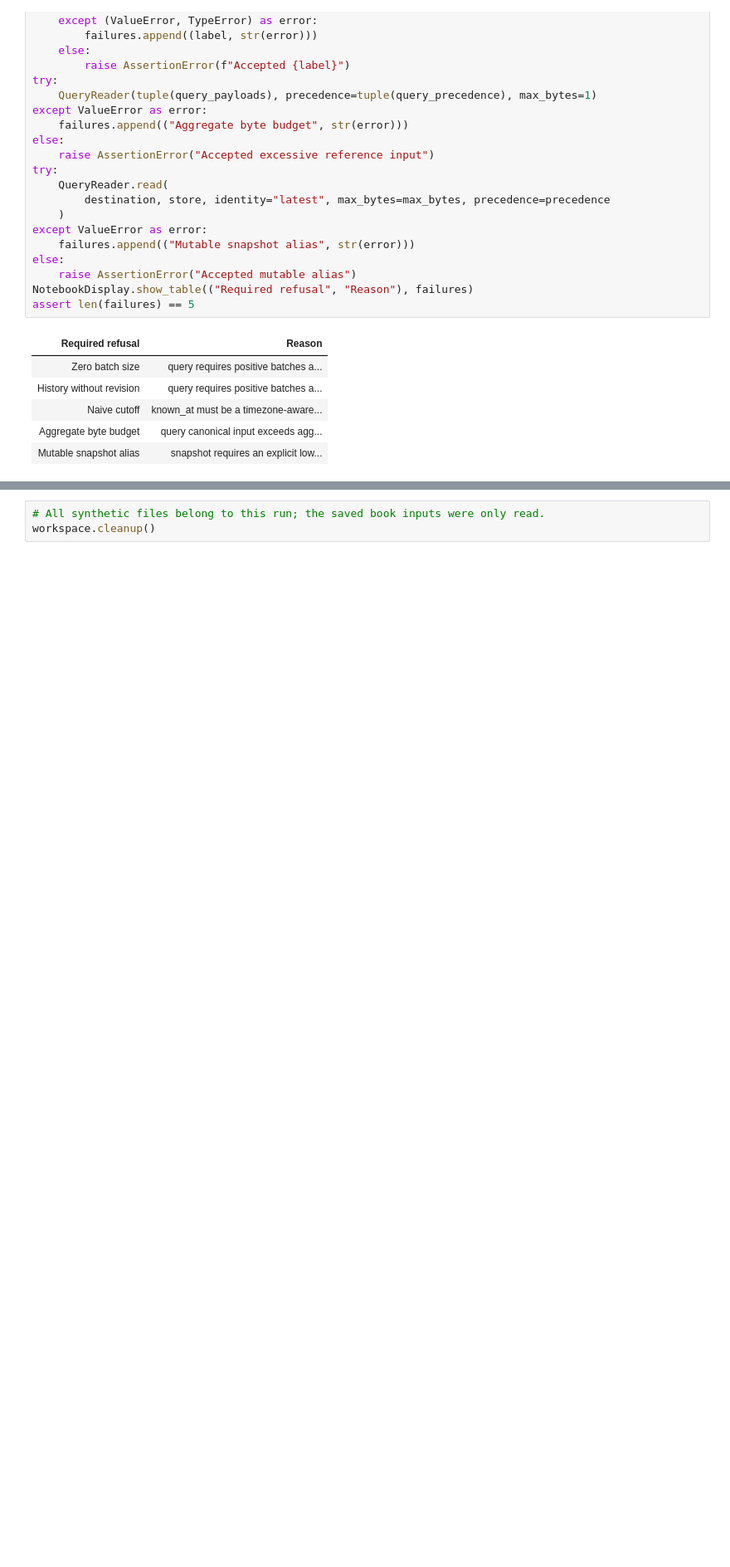
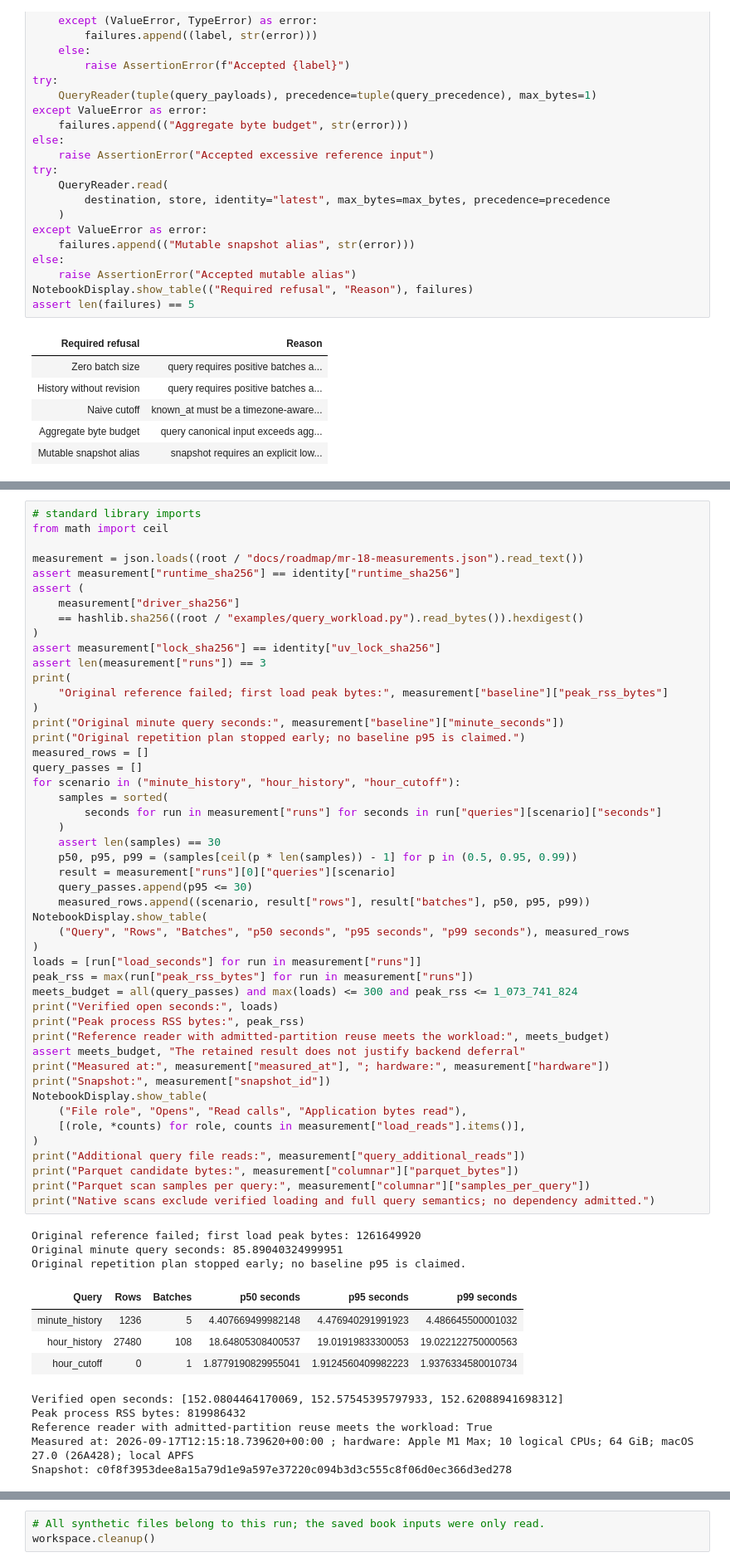
Before and after one commit to lixuanguang/alpha-research-lab-private, a Jupyter notebook: examples/research-foundations.ipynb, the cells around one changed output, grey strips where cells are left out. Shown at 83% size. Cells and saved outputs as stored; diff of their text form; blank space fills up the shorter version.

Commit message:
Record MR 18 measured deferral and fresh-kernel acceptance

```diff
--- a/examples/research-foundations.ipynb
+++ b/examples/research-foundations.ipynb
@@ -1143,0 +1166,61 @@ conditional on a measured workload. Neither is implemented by this notebook.
+# %%
+# standard library imports
+from math import ceil
+
+measurement = json.loads((root / "docs/roadmap/mr-18-measurements.json").read_text())
+assert measurement["runtime_sha256"] == identity["runtime_sha256"]
+assert (
+    measurement["driver_sha256"]
+    == hashlib.sha256((root / "examples/query_workload.py").read_bytes()).hexdigest()
+)
+assert measurement["lock_sha256"] == identity["uv_lock_sha256"]
+assert len(measurement["runs"]) == 3
+print(
+    "Original reference failed; first load peak bytes:", measurement["baseline"]["peak_rss_bytes"]
+)
+print("Original minute query seconds:", measurement["baseline"]["minute_seconds"])
+print("Original repetition plan stopped early; no baseline p95 is claimed.")
+measured_rows = []
+query_passes = []
+for scenario in ("minute_history", "hour_history", "hour_cutoff"):
+    samples = sorted(
+        seconds for run in measurement["runs"] for seconds in run["queries"][scenario]["seconds"]
+    )
+    assert len(samples) == 30
+    p50, p95, p99 = (samples[ceil(p * len(samples)) - 1] for p in (0.5, 0.95, 0.99))
+    result = measurement["runs"][0]["queries"][scenario]
+    query_passes.append(p95 <= 30)
+    measured_rows.append((scenario, result["rows"], result["batches"], p50, p95, p99))
+NotebookDisplay.show_table(
+    ("Query", "Rows", "Batches", "p50 seconds", "p95 seconds", "p99 seconds"), measured_rows
+)
+loads = [run["load_seconds"] for run in measurement["runs"]]
+peak_rss = max(run["peak_rss_bytes"] for run in measurement["runs"])
+meets_budget = all(query_passes) and max(loads) <= 300 and peak_rss <= 1_073_741_824
+print("Verified open seconds:", loads)
+print("Peak process RSS bytes:", peak_rss)
+print("Reference reader with admitted-partition reuse meets the workload:", meets_budget)
+assert meets_budget, "The retained result does not justify backend deferral"
+print("Measured at:", measurement["measured_at"], "; hardware:", measurement["hardware"])
+print("Snapshot:", measurement["snapshot_id"])
+NotebookDisplay.show_table(
+    ("File role", "Opens", "Read calls", "Application bytes read"),
+    [(role, *counts) for role, counts in measurement["load_reads"].items()],
+)
+print("Additional query file reads:", measurement["query_additional_reads"])
+print("Parquet candidate bytes:", measurement["columnar"]["parquet_bytes"])
+print("Parquet scan samples per query:", measurement["columnar"]["samples_per_query"])
+print("Native scans exclude verified loading and full query semantics; no dependency admitted.")
+# %% [output]
+Original reference failed; first load peak bytes: 1261649920
+Original minute query seconds: 85.89040324999951
+Original repetition plan stopped early; no baseline p95 is claimed.
+| Query | Rows | Batches | p50 seconds | p95 seconds | p99 seconds |
+| minute_history | 1236 | 5 | 4.407669499982148 | 4.476940291991923 | 4.486645500001032 |
+| hour_history | 27480 | 108 | 18.64805308400537 | 19.01919833300053 | 19.022122750000563 |
+| hour_cutoff | 0 | 1 | 1.8779190829955041 | 1.9124560409982223 | 1.9376334580010734 |
+Verified open seconds: [152.0804464170069, 152.57545395797933, 152.62088941698312]
+Peak process RSS bytes: 819986432
+Reference reader with admitted-partition reuse meets the workload: True
+Measured at: 2026-09-17T12:15:18.739620+00:00 ; hardware: Apple M1 Max; 10 logical CPUs; 64 GiB; macOS 27.0 (26A428); local APFS
+Snapshot: c0f8f3953dee8a15a79d1e9a597e37220c094b3d3c555c8f06d0ec366d3ed278
```
Also changed, not shown: parts of 11 cells of this notebook, 6 other files.
